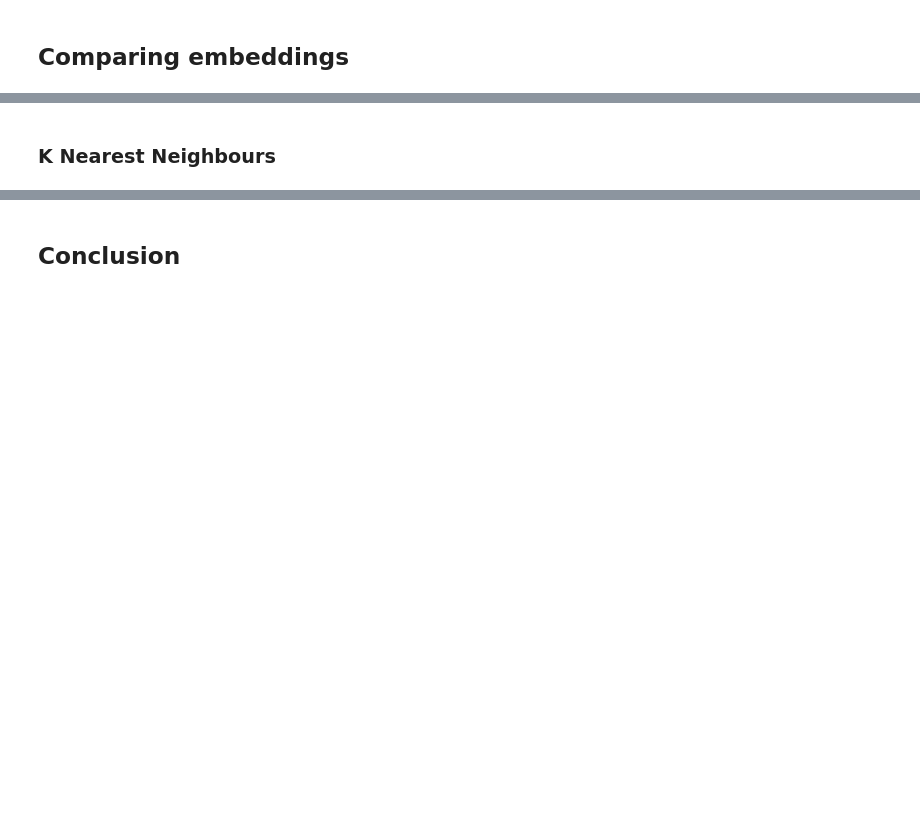
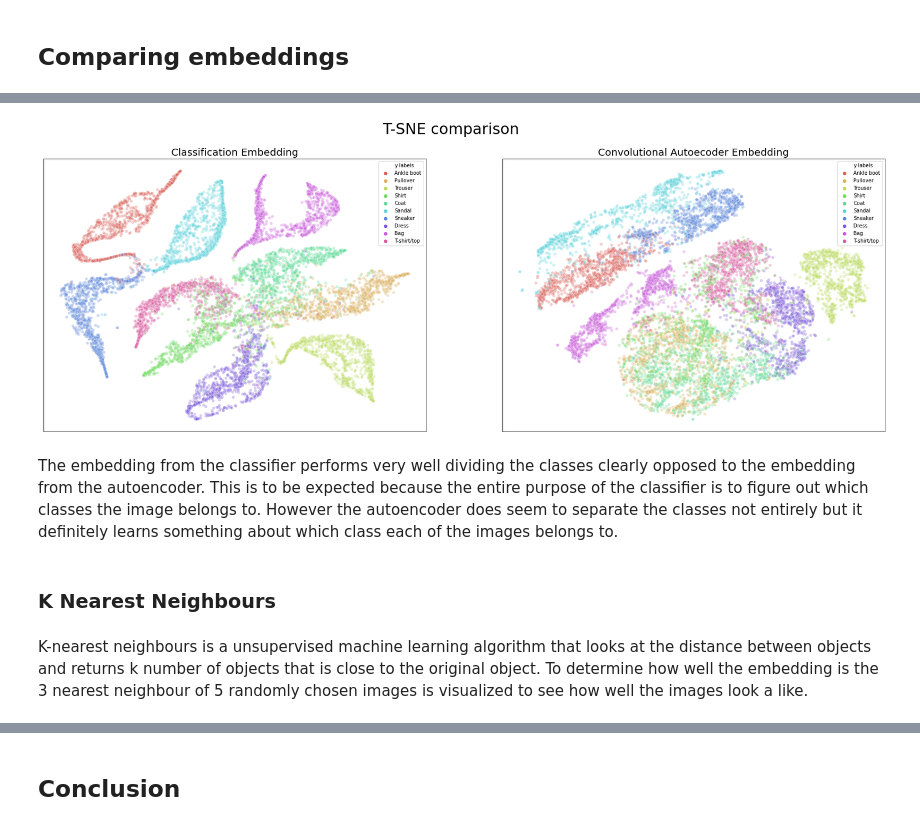
Before and after one commit to Trewitz/Porfolio, a Jupyter notebook: Convolutional Autoencoder for embedding/Cae_fashion_mnist.ipynb, the cells around one changed output, grey strips where cells are left out. Drawn from its saved outputs; the diff is of its cells as text; code cells hidden in the pictures; blank space fills up the shorter version.

```diff
--- a/Convolutional Autoencoder for embedding/Cae_fashion_mnist.ipynb
+++ b/Convolutional Autoencoder for embedding/Cae_fashion_mnist.ipynb
@@ -488,2 +413,59 @@ sns.scatterplot(
+# %%
+## T-SNE for the classification model
+tsne_classification = TSNE(n_components=2, verbose=0, perplexity=40, n_iter=300)
+tsne_classification_results = tsne_classification.fit_transform(classification_embedding)
+
+df_class = pd.DataFrame()
+
+df_class['tsne-1d'] = tsne_classification_results[:,0]
+df_class['tsne-2d'] = tsne_classification_results[:,1]
+df_class['y-labels'] = [label_dict[x] for x in y_test]
+
+## Similarily for the convolutional autoencoder
+tsne_cae = TSNE(n_components=2, verbose=0, perplexity=40, n_iter=300)
+tsne_cae_results = tsne_cae.fit_transform(cae_embedding)
+
+df_cae = pd.DataFrame()
+
+df_cae['tsne-1d'] = tsne_cae_results[:,0]
+df_cae['tsne-2d'] = tsne_cae_results[:,1]
+df_cae['y-labels'] = [label_dict[x] for x in y_test]
+# %%
+## Plotting the results of the T-SNE
+fig, ax = plt.subplots(nrows=1, ncols=2, figsize=(30,10))
+fig.suptitle('T-SNE comparison', fontsize=30)
+
+ax[0].set_title('Classification Embedding', fontsize=20)
+ax[0].get_xaxis().set_visible(False)
+ax[0].get_yaxis().set_visible(False)
+
+ax[1].set_title('Convolutional Autoecoder Embedding', fontsize=20)
+ax[1].get_xaxis().set_visible(False)
+ax[1].get_yaxis().set_visible(False)
+
+
+sns.scatterplot(
+    x="tsne-1d", y="tsne-2d",
+    hue="y-labels",
+    palette=sns.color_palette("hls", 10),
+    data=df_class,
+    legend="full",
+    alpha=0.3,
+    ax=ax[0])
+
+sns.scatterplot(
+    x="tsne-1d", y="tsne-2d",
+    hue="y-labels",
+    palette=sns.color_palette("hls", 10),
+    data=df_cae,
+    legend="full",
+    alpha=0.3,
+    ax=ax[1]);
+# %% [output]
+[figure, added]
+# %% [markdown]
+The embedding from the classifier performs very well dividing the classes clearly opposed to the embedding from the autoencoder. This is to be expected because the entire purpose of the classifier is to figure out which classes the image belongs to. However the autoencoder does seem to separate the classes not entirely but it definitely learns something about which class each of the images belongs to.
 # %% [markdown]
 ### K Nearest Neighbours
+# %% [markdown]
+K-nearest neighbours is a unsupervised machine learning algorithm that looks at the distance between objects and returns k number of objects that is close to the original object. To determine how well the embedding is the 3 nearest neighbour of 5 randomly chosen images is visualized to see how well the images look a like.
```
Also changed, not shown: parts of 49 cells of this notebook, 3 other files.
